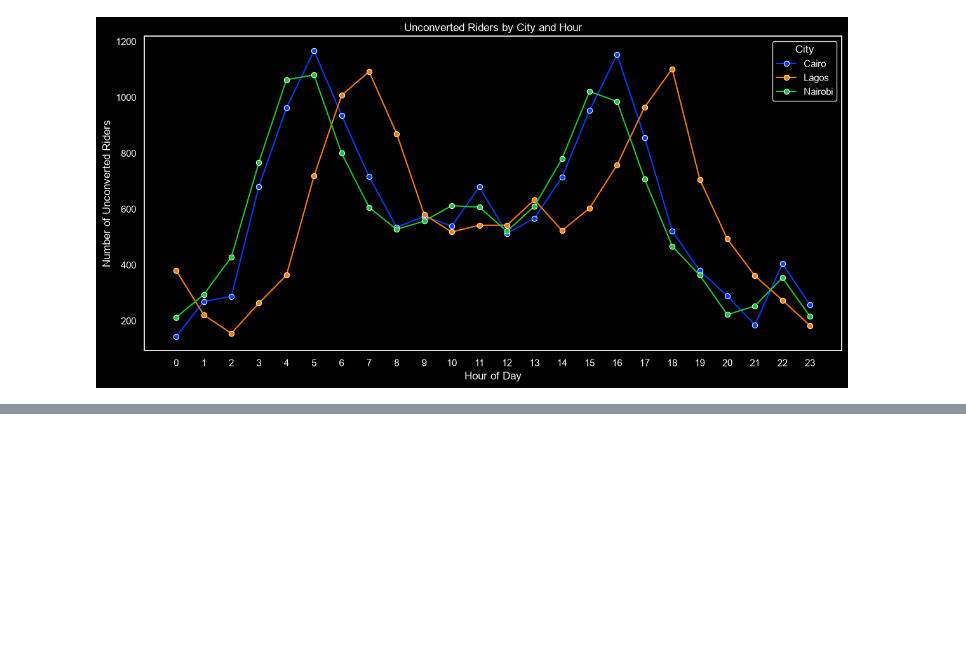
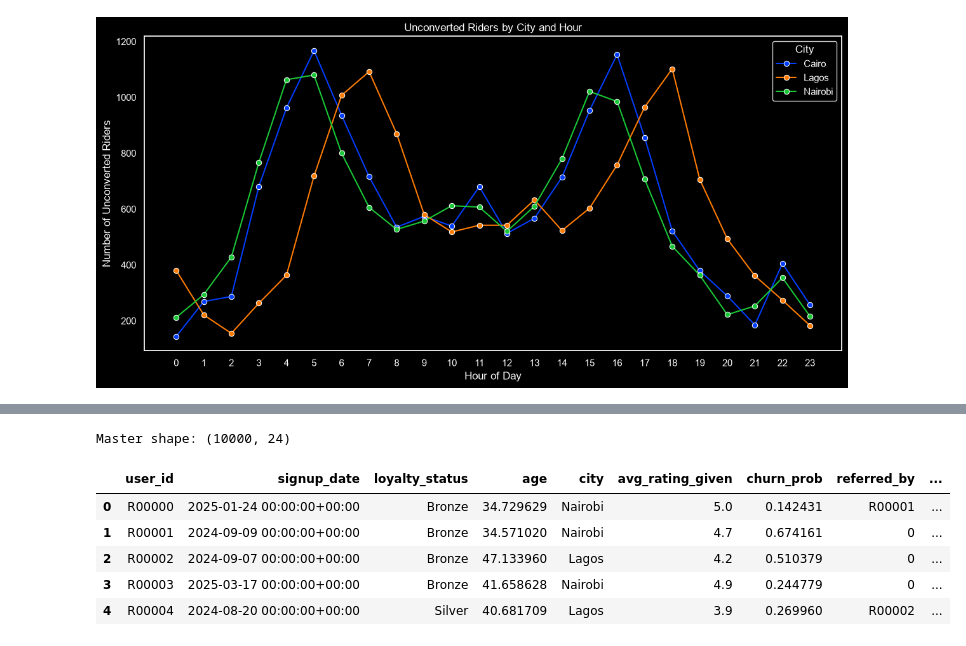
Before and after one commit to Opeyemi-io/Ridewise-Project, a Jupyter notebook: notebook/eda.ipynb, the cells around one changed output, grey strips where cells are left out. Cells and saved outputs as stored; diff of their text form; code cells hidden in the pictures; blank space fills up the shorter version.

```diff
--- a/notebook/eda.ipynb
+++ b/notebook/eda.ipynb
@@ -825,0 +830,9 @@ with plt.style.context('dark_background'):
+# %%
+trips = dfs['trips']
+riders = dfs['riders']
+sessions = dfs['sessions']
+drivers = dfs['drivers']
+promotions = dfs['promotions']
+
+sessions.rename(columns={'rider_id': 'user_id'}, inplace=True)
+print(sessions.columns)
@@ -825,0 +843,7 @@ with plt.style.context('dark_background'):
+# %%
+pd.set_option('display.max_columns', None)
+
+sessions_1 = sessions.groupby('user_id').first().reset_index()
+merged = (trips.merge(riders, on='user_id', how='left')
+.merge(sessions_1, on='user_id', how='left')
+.merge(drivers, on='driver_id', how='left', suffixes=('_rider', '_driver')))
@@ -825,0 +952,64 @@ with plt.style.context('dark_background'):
+# %%
+# ============================================================
+# RIDER-GRAIN FEATURE ENGINEERING
+# ============================================================
+
+# Reference date = latest trip in the data (our "today" for recency)
+reference_date = trips['pickup_time'].max()
+
+# ---- 1. RFM + trip features (one row per rider) ----
+trip_features = trips.groupby('user_id').agg(
+    total_trips=('trip_id', 'count'),
+    total_spent=('fare', 'sum'),
+    avg_fare=('fare', 'mean'),
+    total_tip=('tip', 'sum'),
+    avg_surge=('surge_multiplier', 'mean'),
+    first_trip=('pickup_time', 'min'),
+    last_trip=('pickup_time', 'max'),
+).reset_index()
+
+# Recency: days since last trip  (THE key churn signal)
+trip_features['recency_days'] = (reference_date - trip_features['last_trip']).dt.days
+
+# Tenure: how long they've been active (first trip → last trip)
+trip_features['tenure_days'] = (trip_features['last_trip'] - trip_features['first_trip']).dt.days
+
+# Frequency normalized by tenure: trips per active month
+trip_features['trips_per_month'] = (
+    trip_features['total_trips'] / ((trip_features['tenure_days'] / 30) + 1)  # +1 avoids divide-by-zero
+)
+
+# ---- 2. Session / engagement features ----
+session_features = sessions.groupby('user_id').agg(
+    total_sessions=('session_id', 'count'),
+    avg_time_on_app=('time_on_app', 'mean'),
+    avg_pages_visited=('pages_visited', 'mean'),
+    total_conversions=('converted', 'sum'),
+).reset_index()
+
+# Conversion rate: how often a session led to action
+session_features['conversion_rate'] = (
+    session_features['total_conversions'] / session_features['total_sessions']
+)
+
+# ---- 3. Build the master rider table ----
+master = (riders
+          .merge(trip_features,    on='user_id', how='left')
+          .merge(session_features, on='user_id', how='left'))
+
+# Account age from signup (tenure on the platform overall)
+master['account_age_days'] = (reference_date - master['signup_date']).dt.days
+
+# Riders with no trips/sessions → NaN; fill with 0 (no activity is real info)
+master = master.fillna(0)
+
+print("Master shape:", master.shape)   # expect ~10,000 rows (one per rider)
+master.head()
+# %% [output]
+Master shape: (10000, 24)
+|  | user_id | signup_date | loyalty_status | age | city | avg_rating_given | churn_prob | referred_by | ... |
+| 0 | R00000 | 2025-01-24 00:00:00+00:00 | Bronze | 34.729629 | Nairobi | 5.0 | 0.142431 | R00001 | ... |
+| 1 | R00001 | 2024-09-09 00:00:00+00:00 | Bronze | 34.571020 | Nairobi | 4.7 | 0.674161 | 0 | ... |
+| 2 | R00002 | 2024-09-07 00:00:00+00:00 | Bronze | 47.133960 | Lagos | 4.2 | 0.510379 | 0 | ... |
+| 3 | R00003 | 2025-03-17 00:00:00+00:00 | Bronze | 41.658628 | Nairobi | 4.9 | 0.244779 | 0 | ... |
+| 4 | R00004 | 2024-08-20 00:00:00+00:00 | Silver | 40.681709 | Lagos | 3.9 | 0.269960 | R00002 | ... |
```
Also changed, not shown: parts of 33 cells of this notebook, 3 other files.
